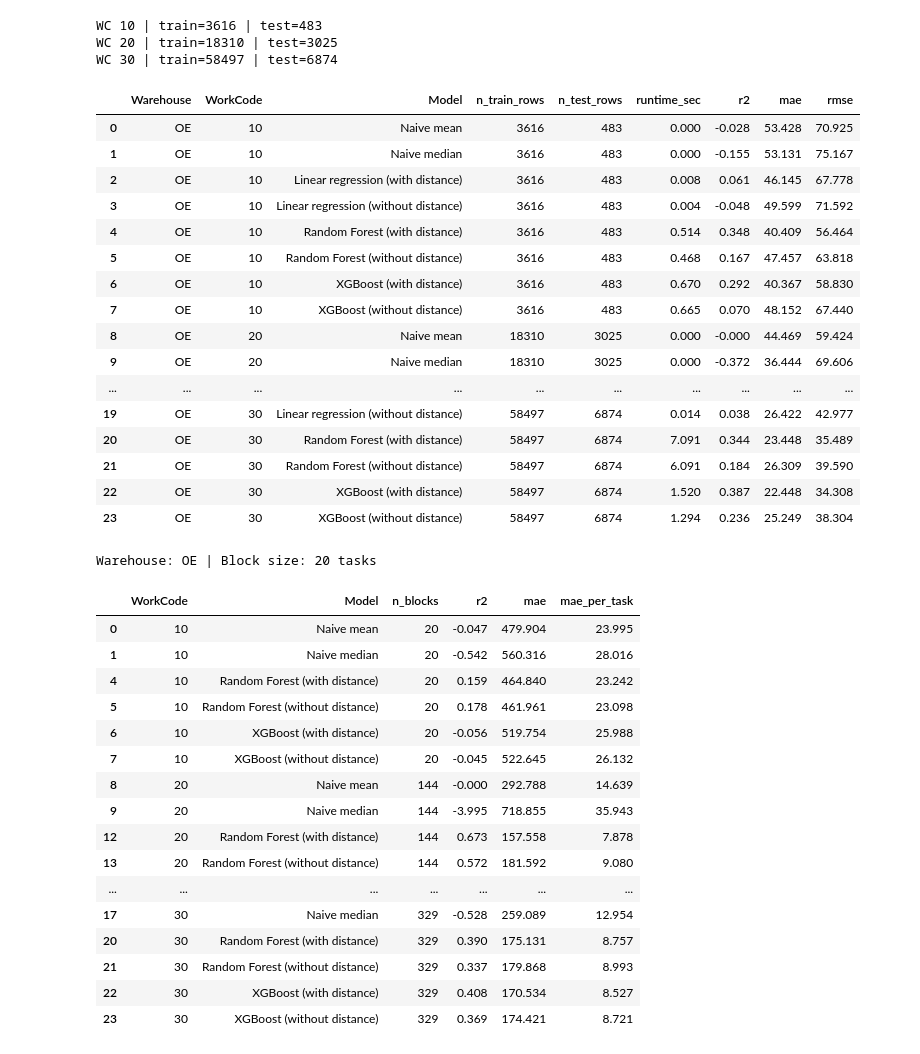
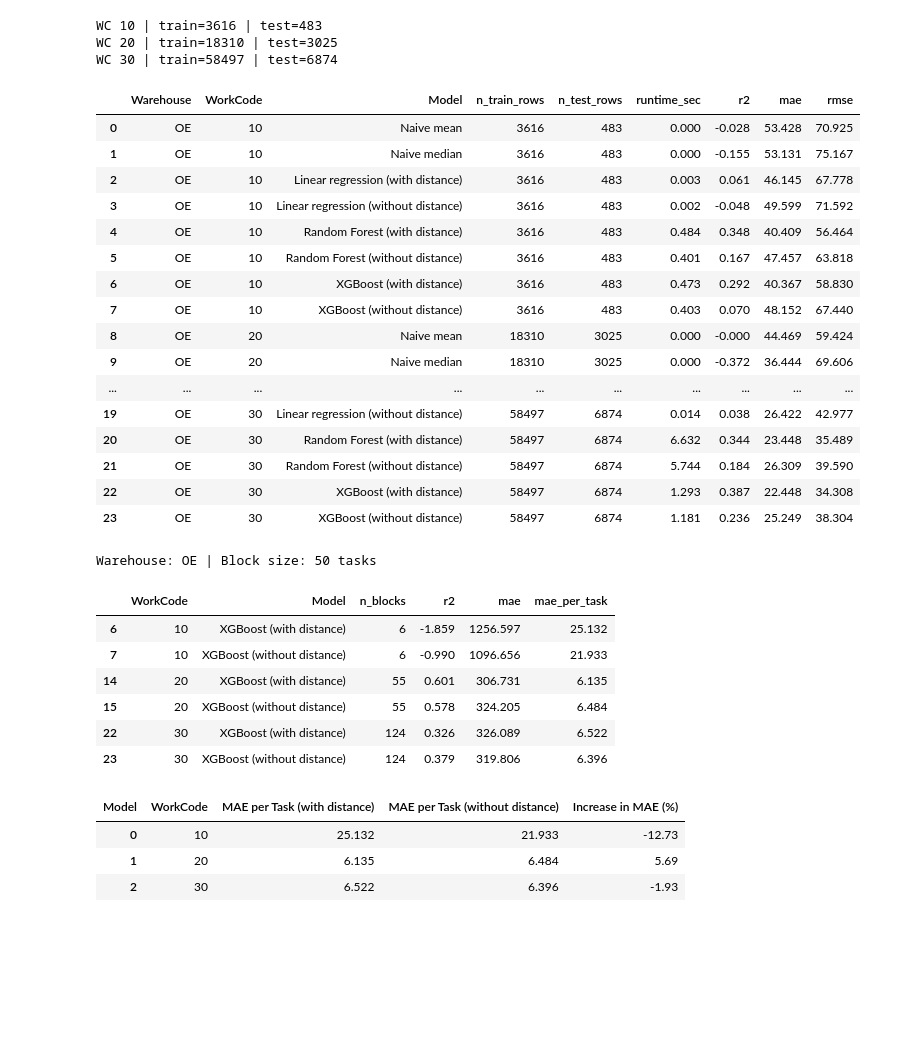
Before and after one commit to JiashenWangg/Lucas_Systems_Capstone_Project, a Jupyter notebook: Model_Jiashen/chunk_model.ipynb, the cells around one changed output. Saved outputs shown, nothing was run; the diff lists cells and outputs as text; code cells hidden in the pictures; blank space fills up the shorter version.

```diff
--- a/Model_Jiashen/chunk_model.ipynb
+++ b/Model_Jiashen/chunk_model.ipynb
@@ -29,13 +29,13 @@ pd.set_option("display.max_columns", 200)
 pd.set_option("display.width", 200)
 
 PATH = Path("../data/processed")
-WAREHOUSE = "OE"
+WAREHOUSE = "OF"
 
 WORKCODES = ['10', '20', '30']
 #WORKCODES = ["1", "2", "3", "4", "5", "6"]
 
 MAX_TIME = 300
-BLOCK_SIZE = 20
+BLOCK_SIZE = 50
 RANDOM_STATE = 2026
 # %%
 def resolve_data_path(warehouse):
@@ -484,70 +484,81 @@ display(task_results_clean)
 |  | Warehouse | WorkCode | Model | n_train_rows | n_test_rows | runtime_sec | r2 | mae | rmse |
 | 0 | OE | 10 | Naive mean | 3616 | 483 | 0.000 | -0.028 | 53.428 | 70.925 |
 | 1 | OE | 10 | Naive median | 3616 | 483 | 0.000 | -0.155 | 53.131 | 75.167 |
-| 2 | OE | 10 | Linear regression (with distance) | 3616 | 483 | 0.008 | 0.061 | 46.145 | 67.778 |
-| 3 | OE | 10 | Linear regression (without distance) | 3616 | 483 | 0.004 | -0.048 | 49.599 | 71.592 |
-| 4 | OE | 10 | Random Forest (with distance) | 3616 | 483 | 0.514 | 0.348 | 40.409 | 56.464 |
-| 5 | OE | 10 | Random Forest (without distance) | 3616 | 483 | 0.468 | 0.167 | 47.457 | 63.818 |
-| 6 | OE | 10 | XGBoost (with distance) | 3616 | 483 | 0.670 | 0.292 | 40.367 | 58.830 |
-| 7 | OE | 10 | XGBoost (without distance) | 3616 | 483 | 0.665 | 0.070 | 48.152 | 67.440 |
+| 2 | OE | 10 | Linear regression (with distance) | 3616 | 483 | 0.003 | 0.061 | 46.145 | 67.778 |
+| 3 | OE | 10 | Linear regression (without distance) | 3616 | 483 | 0.002 | -0.048 | 49.599 | 71.592 |
+| 4 | OE | 10 | Random Forest (with distance) | 3616 | 483 | 0.484 | 0.348 | 40.409 | 56.464 |
+| 5 | OE | 10 | Random Forest (without distance) | 3616 | 483 | 0.401 | 0.167 | 47.457 | 63.818 |
+| 6 | OE | 10 | XGBoost (with distance) | 3616 | 483 | 0.473 | 0.292 | 40.367 | 58.830 |
+| 7 | OE | 10 | XGBoost (without distance) | 3616 | 483 | 0.403 | 0.070 | 48.152 | 67.440 |
 | 8 | OE | 20 | Naive mean | 18310 | 3025 | 0.000 | -0.000 | 44.469 | 59.424 |
 | 9 | OE | 20 | Naive median | 18310 | 3025 | 0.000 | -0.372 | 36.444 | 69.606 |
 | ... | ... | ... | ... | ... | ... | ... | ... | ... | ... |
 | 19 | OE | 30 | Linear regression (without distance) | 58497 | 6874 | 0.014 | 0.038 | 26.422 | 42.977 |
-| 20 | OE | 30 | Random Forest (with distance) | 58497 | 6874 | 7.091 | 0.344 | 23.448 | 35.489 |
-| 21 | OE | 30 | Random Forest (without distance) | 58497 | 6874 | 6.091 | 0.184 | 26.309 | 39.590 |
-| 22 | OE | 30 | XGBoost (with distance) | 58497 | 6874 | 1.520 | 0.387 | 22.448 | 34.308 |
-| 23 | OE | 30 | XGBoost (without distance) | 58497 | 6874 | 1.294 | 0.236 | 25.249 | 38.304 |
+| 20 | OE | 30 | Random Forest (with distance) | 58497 | 6874 | 6.632 | 0.344 | 23.448 | 35.489 |
+| 21 | OE | 30 | Random Forest (without distance) | 58497 | 6874 | 5.744 | 0.184 | 26.309 | 39.590 |
+| 22 | OE | 30 | XGBoost (with distance) | 58497 | 6874 | 1.293 | 0.387 | 22.448 | 34.308 |
+| 23 | OE | 30 | XGBoost (without distance) | 58497 | 6874 | 1.181 | 0.236 | 25.249 | 38.304 |
 # %%
 block_results_clean = block_results_df.copy()
 for c in ["r2", "mae"]:
     if c in block_results_clean.columns:
         block_results_clean[c] = block_results_clean[c].round(3)
 
 # Add column MAE per task by dividing block-level MAE by BLOCK_SIZE, to make it more comparable to task-level MAE
 block_results_clean["mae_per_task"] = (block_results_clean["mae"] / BLOCK_SIZE).round(3)
 
 # Remove columns warehouse, rmse, instead display Warehouse and Chunk size as a sentence on top
 block_results_clean = block_results_clean.drop(columns=["rmse"], errors="ignore")
 block_results_clean = block_results_clean.drop(columns=["Warehouse"], errors="ignore")
 print(f"Warehouse: {WAREHOUSE} | Block size: {BLOCK_SIZE} tasks")
 
 # exclude linear regression models from block-level display since they are much worse than RF and XGB
 block_results_clean = block_results_clean[~block_results_clean["Model"].str.contains("Linear regression")].copy()
 
 # Display by Workcode, then by Model
 block_results_clean["Model"] = pd.Categorical(
     block_results_clean["Model"],
     categories=[
         "Naive mean",
         "Naive median",
         "XGBoost (with distance)",
         "XGBoost (without distance)",
         "Random Forest (with distance)",
         "Random Forest (without distance)",
     ],
     ordered=True
 )
+# display only rows of xgboost models
+block_results_clean = block_results_clean[block_results_clean["Model"].str.contains("XGBoost")].copy()
+
 display(block_results_clean)
 # %% [output]
-Warehouse: OE | Block size: 20 tasks
+Warehouse: OE | Block size: 50 tasks
 |  | WorkCode | Model | n_blocks | r2 | mae | mae_per_task |
-| 0 | 10 | Naive mean | 20 | -0.047 | 479.904 | 23.995 |
-| 1 | 10 | Naive median | 20 | -0.542 | 560.316 | 28.016 |
-| 4 | 10 | Random Forest (with distance) | 20 | 0.159 | 464.840 | 23.242 |
-| 5 | 10 | Random Forest (without distance) | 20 | 0.178 | 461.961 | 23.098 |
-| 6 | 10 | XGBoost (with distance) | 20 | -0.056 | 519.754 | 25.988 |
-| 7 | 10 | XGBoost (without distance) | 20 | -0.045 | 522.645 | 26.132 |
-| 8 | 20 | Naive mean | 144 | -0.000 | 292.788 | 14.639 |
-| 9 | 20 | Naive median | 144 | -3.995 | 718.855 | 35.943 |
-| 12 | 20 | Random Forest (with distance) | 144 | 0.673 | 157.558 | 7.878 |
-| 13 | 20 | Random Forest (without distance) | 144 | 0.572 | 181.592 | 9.080 |
-| ... | ... | ... | ... | ... | ... | ... |
-| 17 | 30 | Naive median | 329 | -0.528 | 259.089 | 12.954 |
-| 20 | 30 | Random Forest (with distance) | 329 | 0.390 | 175.131 | 8.757 |
-| 21 | 30 | Random Forest (without distance) | 329 | 0.337 | 179.868 | 8.993 |
-| 22 | 30 | XGBoost (with distance) | 329 | 0.408 | 170.534 | 8.527 |
-| 23 | 30 | XGBoost (without distance) | 329 | 0.369 | 174.421 | 8.721 |
+| 6 | 10 | XGBoost (with distance) | 6 | -1.859 | 1256.597 | 25.132 |
+| 7 | 10 | XGBoost (without distance) | 6 | -0.990 | 1096.656 | 21.933 |
+| 14 | 20 | XGBoost (with distance) | 55 | 0.601 | 306.731 | 6.135 |
+| 15 | 20 | XGBoost (without distance) | 55 | 0.578 | 324.205 | 6.484 |
+| 22 | 30 | XGBoost (with distance) | 124 | 0.326 | 326.089 | 6.522 |
+| 23 | 30 | XGBoost (without distance) | 124 | 0.379 | 319.806 | 6.396 |
+# %%
+# compile block_results_clean cleanly, combine two rows for the same workcode into one row with two models side by side, then display as a table with workcode as rows and model as columns, with MAE per task as values
+block_results_pivot = block_results_clean.pivot(index="WorkCode", columns="Model", values="mae_per_task").reset_index()
+#rename to replace "XGBoost" with "MAE per Task", then add a column of increase in MAE after removing distance features
+block_results_pivot = block_results_pivot.rename(columns={
+    "XGBoost (with distance)": "MAE per Task (with distance)",
+    "XGBoost (without distance)": "MAE per Task (without distance)"
+})
+# add a column of increase in MAE percentage after removing distance features
+block_results_pivot["Increase in MAE (%)"] = (
+    (block_results_pivot["MAE per Task (without distance)"] - block_results_pivot["MAE per Task (with distance)"]) / block_results_pivot["MAE per Task (with distance)"] * 100
+).round(2)
+display(block_results_pivot)
+# %% [output]
+| Model | WorkCode | MAE per Task (with distance) | MAE per Task (without distance) | Increase in MAE (%) |
+| 0 | 10 | 25.132 | 21.933 | -12.73 |
+| 1 | 20 | 6.135 | 6.484 | 5.69 |
+| 2 | 30 | 6.522 | 6.396 | -1.93 |
 # %%
 # Plot actual vs predicted for the best model (XGBoost without distance) at block level
 best_model = "XGBoost (without distance)"
```
Also changed, not shown: parts of 3 cells of this notebook, 4 other files.
